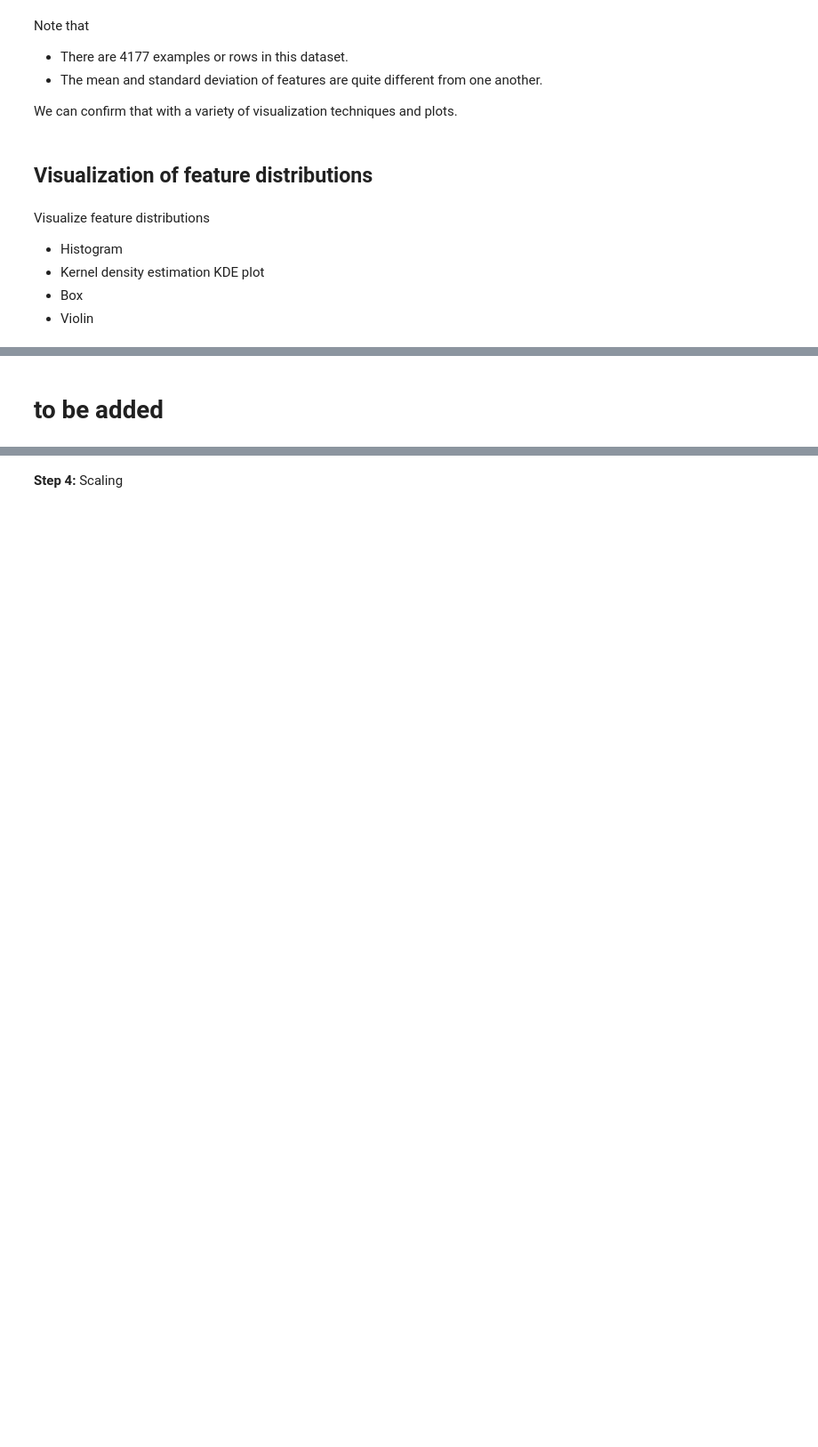
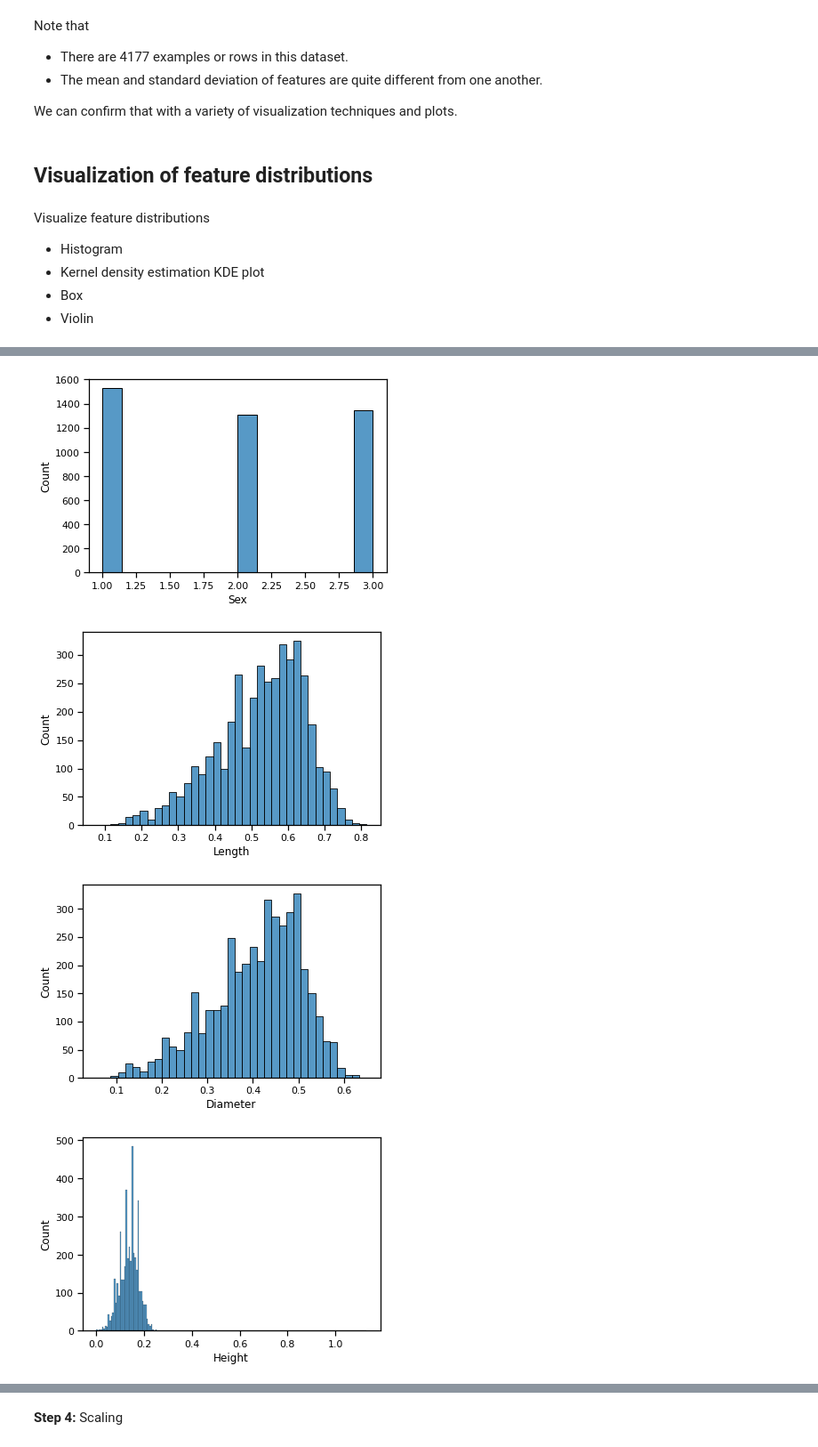
Before and after one commit to rahulagarwak/Machine-Learning-Practice-MLP, a Jupyter notebook: Colab Notebooks/MLP_Wk2_Data_Extraction_Imputation_Scaling_Visualizing_Feature_Distribution.ipynb, the cells around one changed output, grey strips where cells are left out. Shown at 89% size. Saved outputs shown, nothing was run; the diff lists cells and outputs as text; code cells hidden in the pictures; blank space fills up the shorter version.

```diff
--- a/Colab Notebooks/MLP_Wk2_Data_Extraction_Imputation_Scaling_Visualizing_Feature_Distribution.ipynb
+++ b/Colab Notebooks/MLP_Wk2_Data_Extraction_Imputation_Scaling_Visualizing_Feature_Distribution.ipynb
@@ -206,3 +275,3 @@ abalone_data.Sex.unique()
 # %%
-abalone_data = abalone_data.replace({'Sex':{'M':1,'F':2,'I':3}})
+abalone_data = abalone_data.replace({'Sex':{'M':1.,'F':2.,'I':3.}})
 abalone_data.info()
@@ -240,4 +352,11 @@ Feature Histogram
 
 We will have separate and combined histogram plots to check if the feature are indeed on different scales.
-# %% [markdown]
-# to be added
+# %%
+for i in cols[:-1]:
+  sns.histplot(data=abalone_data[i])
+  plt.show()
+# %% [output]
+[figure, added]
+[figure, added]
+[figure, added]
+[figure, added]
```
Also changed, not shown: parts of 117 cells of this notebook.
